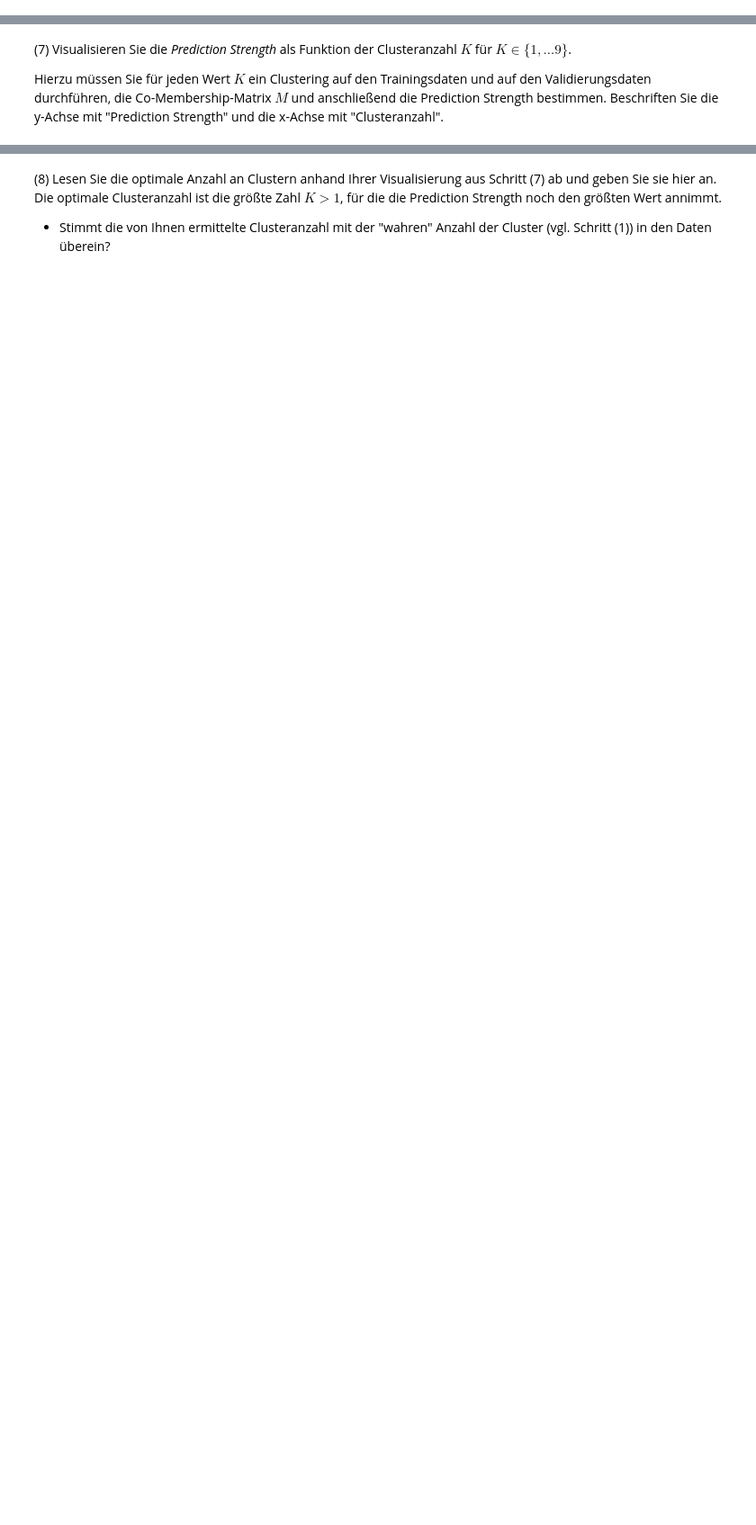
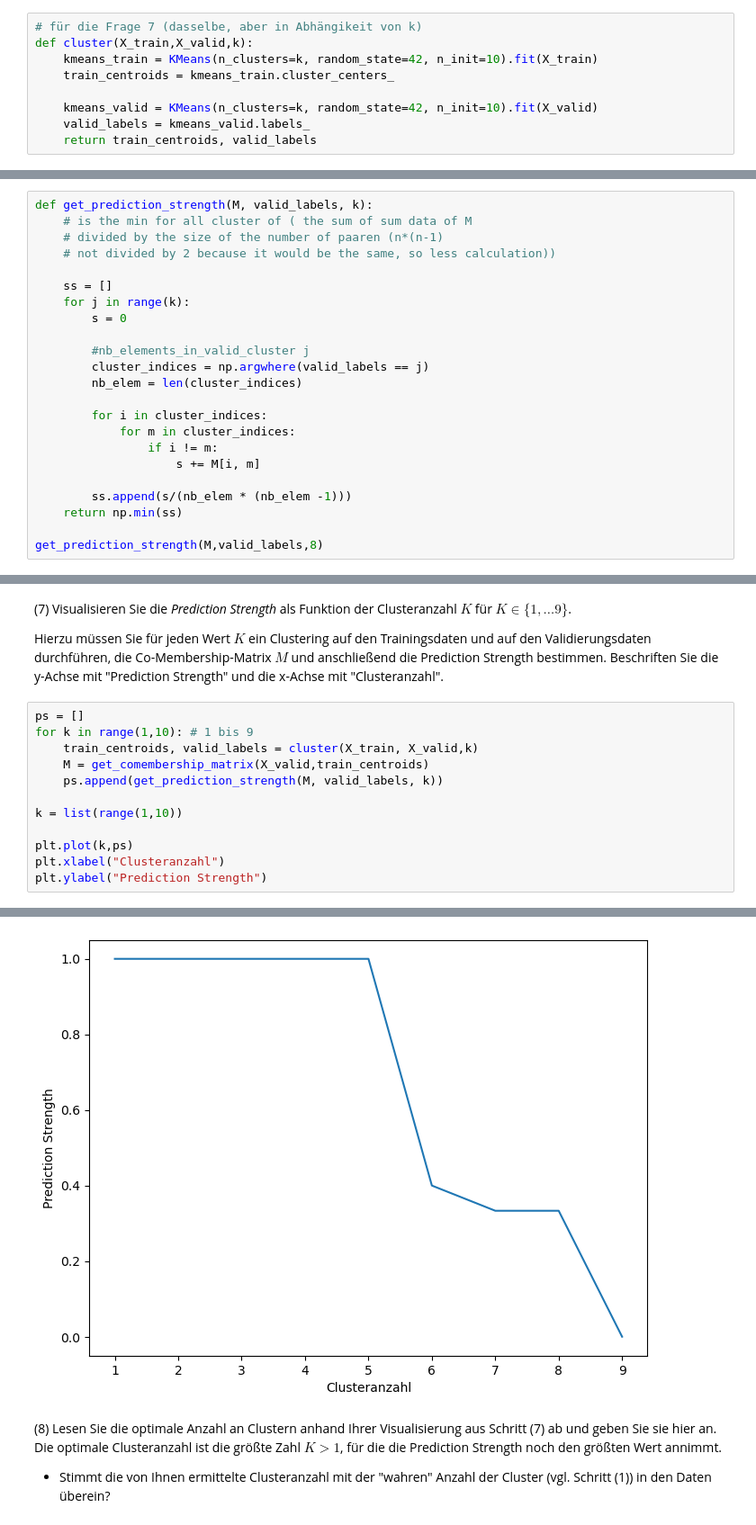
Before and after one commit to cortex359/ds.ss24, a Jupyter notebook: TSRI-9.ipynb, the cells around one changed output, grey strips where cells are left out. Shown at 90% size. Saved outputs shown, nothing was run; the diff lists cells and outputs as text; blank space fills up the shorter version.

```diff
--- a/TSRI-9.ipynb
+++ b/TSRI-9.ipynb
@@ -53,3 +71,12 @@ del y
+# %%
+# für die Frage 7 (dasselbe, aber in Abhängikeit von k)
+def cluster(X_train,X_valid,k):
+    kmeans_train = KMeans(n_clusters=k, random_state=42, n_init=10).fit(X_train)
+    train_centroids = kmeans_train.cluster_centers_
+
+    kmeans_valid = KMeans(n_clusters=k, random_state=42, n_init=10).fit(X_valid)
+    valid_labels = kmeans_valid.labels_
+    return train_centroids, valid_labels
 # %% [markdown]
 (5) Sie werden die Prediction Strength in mehreren Schritten implementieren. Implementieren Sie zunächst eine Funktion `get_comembership_matrix`, die die Co-Membership Matrix $M$ (Ko-Mitgliedschaftsmatrix) aus den Daten bestimmt.
 
@@ -69,3 +112,26 @@ Wir wollen später Clusterings validieren, die wir mittels K-Means erzeugt haben
 
 - Rufen Sie sich dazu noch einmal mithilfe der Vorlesungsfolien in Erinnerung, wie die Prediction Strength definiert ist.
 - Bei der Implementierung kann Ihnen [dies hier](https://numpy.org/doc/stable/reference/generated/numpy.argwhere.html) hilfreich sein.
+# %%
+def get_prediction_strength(M, valid_labels, k):
+    # is the min for all cluster of ( the sum of sum data of M
+    # divided by the size of the number of paaren (n*(n-1)
+    # not divided by 2 because it would be the same, so less calculation))
+
+    ss = []
+    for j in range(k):
+        s = 0
+
+        #nb_elements_in_valid_cluster j
+        cluster_indices = np.argwhere(valid_labels == j)
+        nb_elem = len(cluster_indices)
+
+        for i in cluster_indices:
+            for m in cluster_indices:
+                if i != m:
+                    s += M[i, m]
+
+        ss.append(s/(nb_elem * (nb_elem -1)))
+    return np.min(ss)
+
+get_prediction_strength(M,valid_labels,8)
@@ -73,3 +141,16 @@ Wir wollen später Clusterings validieren, die wir mittels K-Means erzeugt haben
 (7) Visualisieren Sie die *Prediction Strength* als Funktion der Clusteranzahl $K$ für $K\in\{1, \ldots 9\}$.
 
 Hierzu müssen Sie für jeden Wert $K$ ein Clustering auf den Trainingsdaten und auf den Validierungsdaten durchführen, die Co-Membership-Matrix $M$ und anschließend die Prediction Strength bestimmen. Beschriften Sie die y-Achse mit "Prediction Strength" und die x-Achse mit "Clusteranzahl".
+# %%
+ps = []
+for k in range(1,10): # 1 bis 9
+    train_centroids, valid_labels = cluster(X_train, X_valid,k)
+    M = get_comembership_matrix(X_valid,train_centroids)
+    ps.append(get_prediction_strength(M, valid_labels, k))
+
+k = list(range(1,10))
+
+plt.plot(k,ps)
+plt.xlabel("Clusteranzahl")
+plt.ylabel("Prediction Strength")
+# %% [output]
@@ -76,3 +158,4 @@ Hierzu müssen Sie für jeden Wert $K$ ein Clustering auf den Trainingsdaten und
+[figure, added]
 # %% [markdown]
 (8) Lesen Sie die optimale Anzahl an Clustern anhand Ihrer Visualisierung aus Schritt (7) ab und geben Sie sie hier an. Die optimale Clusteranzahl ist die größte Zahl $K>1$, für die die Prediction Strength noch den größten Wert annimmt.
 
```
Also changed, not shown: parts of 9 cells of this notebook, 2 other files.
